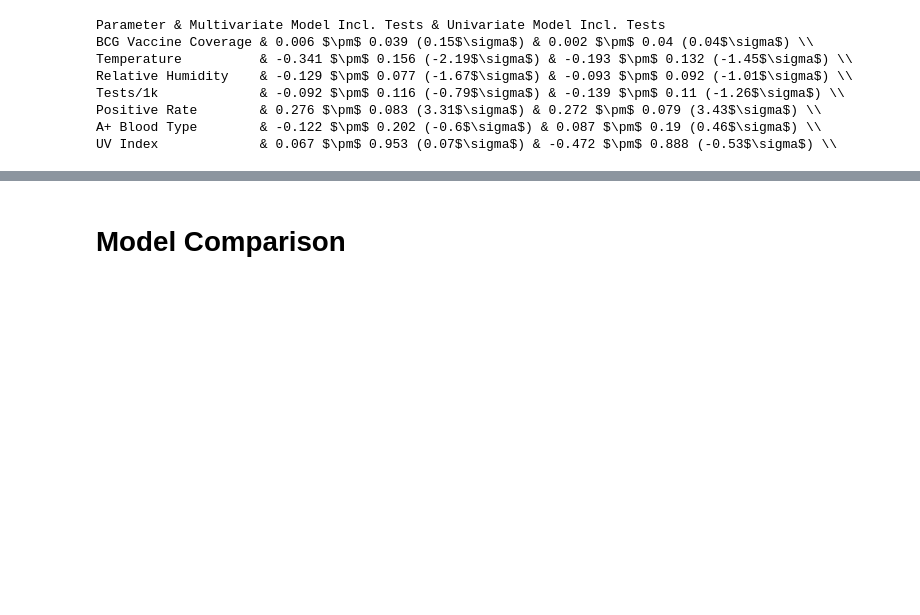
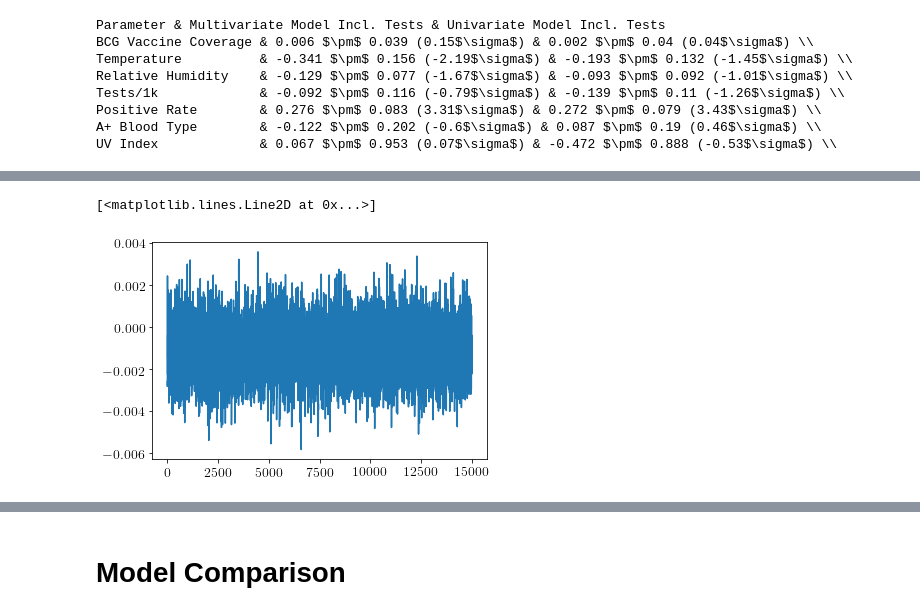
Before and after one commit to chrisfinlay/covid19, a Jupyter notebook: notebooks/6. Final Plots and Tables.ipynb, the cells around one changed output, grey strips where cells are left out. Saved outputs shown, nothing was run; the diff lists cells and outputs as text; code cells hidden in the pictures; blank space fills up the shorter version.

```diff
--- a/notebooks/6. Final Plots and Tables.ipynb
+++ b/notebooks/6. Final Plots and Tables.ipynb
@@ -151,9 +154,11 @@ test = read_samples('../data/nb_samples/4.1.1.4.2_TESTS_Regression_samples.h5')
 pos = read_samples('../data/nb_samples/4.1.1.5.2_POSITIVES_Regression_samples.h5')
 blood = read_samples('../data/nb_samples/4.1.1.7.2_BLOOD_Regression_samples.h5')
 # incl_test = read_samples('../data/nb_samples/4.1.1.11.0_INCL_UV_MultiVariate_Regression_samples.h5')
-incl_test = read_samples('../data/nb_samples/4.1.1.11.0_INCL_UV_MultiVariate_Regression_samples.h5')
+incl_test_blood = read_samples('../data/nb_samples/4.1.1.11.0_INCL_UV_MultiVariate_Regression_samples.h5')
+incl_test = read_samples('../data/nb_samples/4.1.1.11.0_EXCL_BLOOD_MultiVariate_Regression_samples.h5')
 # excl_test = read_samples('../data/nb_samples/4.1.1.9.2_EXCL_TESTS_MultiVariate_Regression_samples.h5')
-excl_test = read_samples('../data/nb_samples/4.1.1.12.0_INCL_UV_EXCL_TEST_MultiVariate_Regression_samples.h5')
+# excl_test = read_samples('../data/nb_samples/4.1.1.12.0_INCL_UV_EXCL_TEST_MultiVariate_Regression_samples.h5')
+excl_test = read_samples('../data/nb_samples/4.1.1.12.0_EXCL_BLOOD_EXCL_TEST_MultiVariate_Regression_samples.h5')
 uv = read_samples('../data/nb_samples/4.1.1.3.5_UVINDEX_MEAN_Regression_samples.h5')
 none = read_samples('../data/nb_samples/4.1.1.3.6_NOPARAM_Regression_samples.h5')
 none['potential_energy'] = none['potential_energy'][::2]
@@ -258,0 +293,5 @@ def transform_params(samples):
+# %%
+plt.plot(incl_test['W'][:15000,3])
+# %% [output]
+[<matplotlib.lines.Line2D at 0x...>]
+[figure, added]
```
Also changed, not shown: parts of 35 cells of this notebook, 12 other files.
